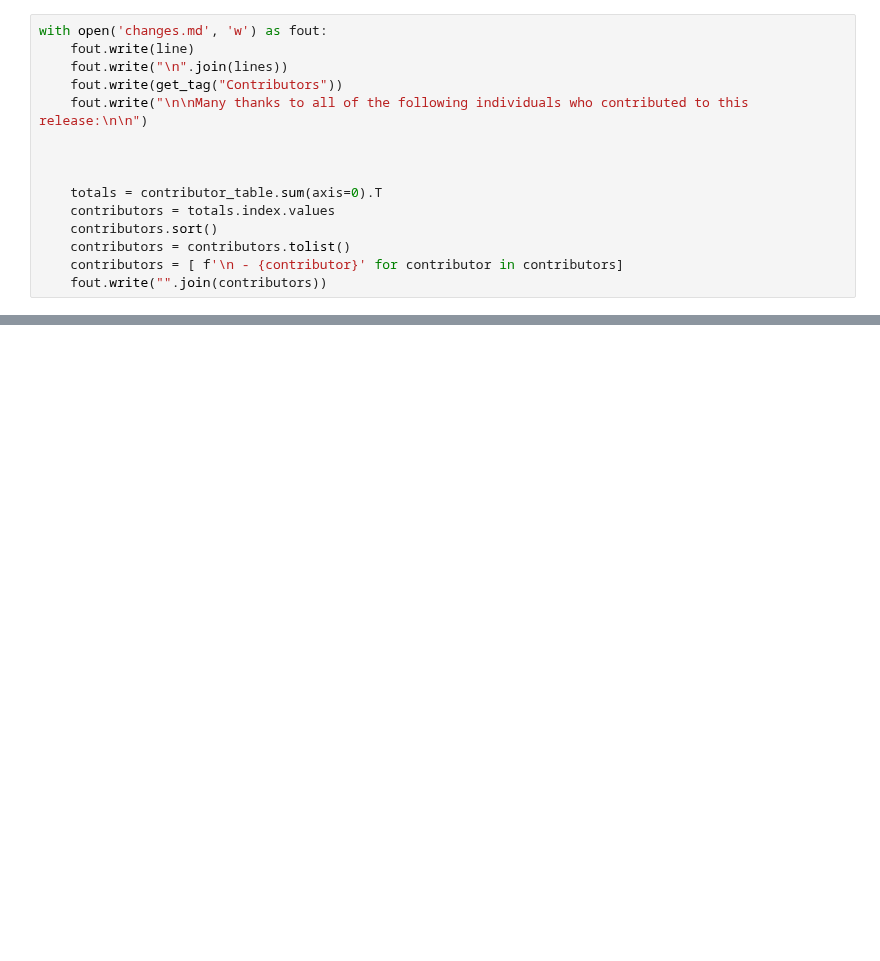
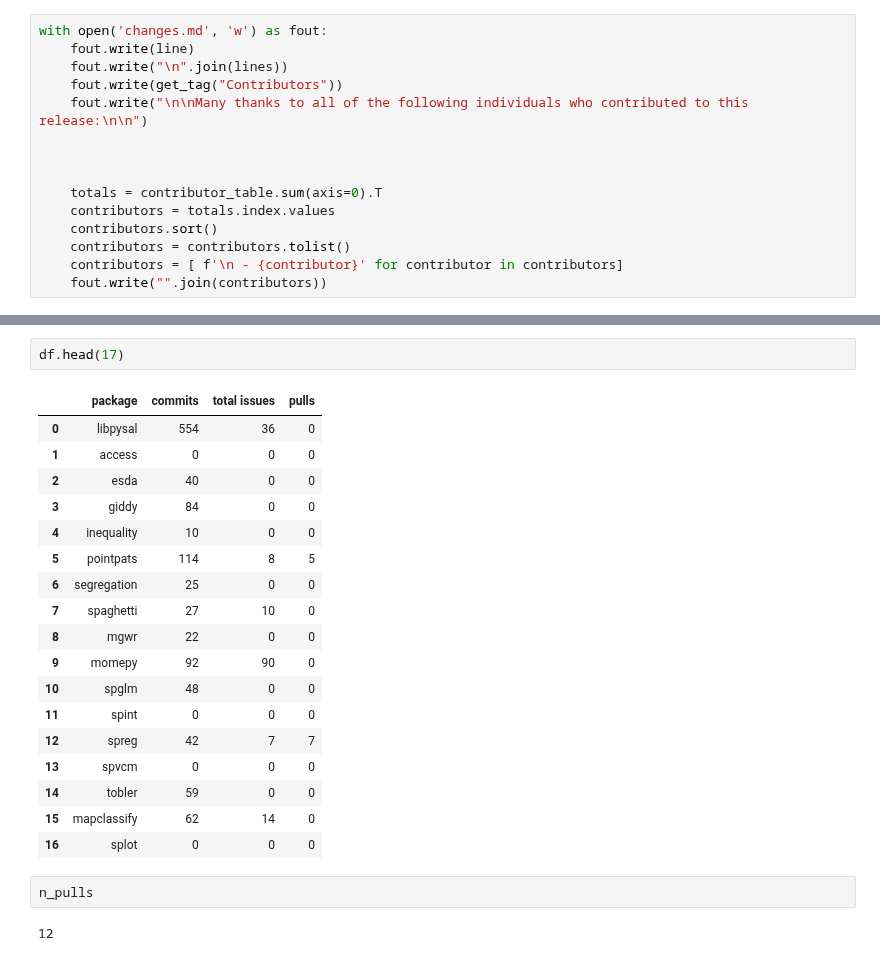
Before and after one commit to pysal/pysal, a Jupyter notebook: tools/110-gitcount-tables.ipynb, the cells around one changed output, grey strips where cells are left out. Saved outputs shown, nothing was run; the diff lists cells and outputs as text; blank space fills up the shorter version.

```diff
--- a/tools/110-gitcount-tables.ipynb
+++ b/tools/110-gitcount-tables.ipynb
@@ -489,0 +711,25 @@ with open('changes.md', 'w') as fout:
+# %%
+df.head(17)
+# %% [output]
+|  | package | commits | total issues | pulls |
+| 0 | libpysal | 554 | 36 | 0 |
+| 1 | access | 0 | 0 | 0 |
+| 2 | esda | 40 | 0 | 0 |
+| 3 | giddy | 84 | 0 | 0 |
+| 4 | inequality | 10 | 0 | 0 |
+| 5 | pointpats | 114 | 8 | 5 |
+| 6 | segregation | 25 | 0 | 0 |
+| 7 | spaghetti | 27 | 10 | 0 |
+| 8 | mgwr | 22 | 0 | 0 |
+| 9 | momepy | 92 | 90 | 0 |
+| 10 | spglm | 48 | 0 | 0 |
+| 11 | spint | 0 | 0 | 0 |
+| 12 | spreg | 42 | 7 | 7 |
+| 13 | spvcm | 0 | 0 | 0 |
+| 14 | tobler | 59 | 0 | 0 |
+| 15 | mapclassify | 62 | 14 | 0 |
+| 16 | splot | 0 | 0 | 0 |
+# %%
+n_pulls
+# %% [output]
+12
```
Also changed, not shown: parts of 36 cells of this notebook.
